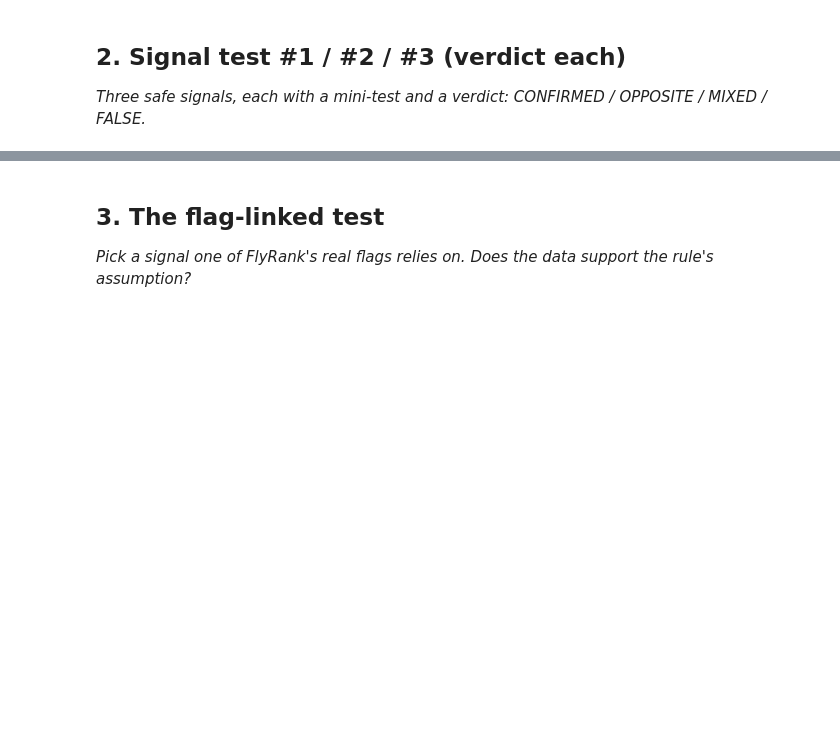
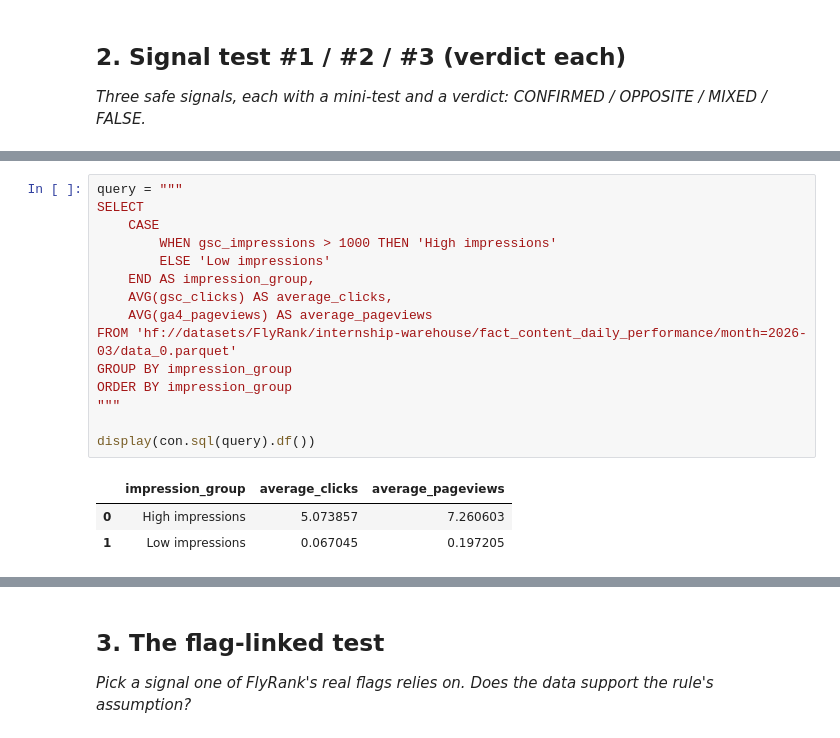
Before and after one commit to MrNICEForBonusWinner/flyrank-ml-internship-starter, a Jupyter notebook: work/notebooks/w04_signal_audit.ipynb, the cells around one changed output, grey strips where cells are left out. Cells and saved outputs as stored; diff of their text form; blank space fills up the shorter version.

```diff
--- a/work/notebooks/w04_signal_audit.ipynb
+++ b/work/notebooks/w04_signal_audit.ipynb
@@ -22,0 +44,19 @@ This skeleton is yours to fill. Work the sections **in order** — each one has
+# %%
+query = """
+SELECT
+    CASE
+        WHEN gsc_impressions > 1000 THEN 'High impressions'
+        ELSE 'Low impressions'
+    END AS impression_group,
+    AVG(gsc_clicks) AS average_clicks,
+    AVG(ga4_pageviews) AS average_pageviews
+FROM 'hf://datasets/FlyRank/internship-warehouse/fact_content_daily_performance/month=2026-03/data_0.parquet'
+GROUP BY impression_group
+ORDER BY impression_group
+"""
+
+display(con.sql(query).df())
+# %% [output]
+|  | impression_group | average_clicks | average_pageviews |
+| 0 | High impressions | 5.073857 | 7.260603 |
+| 1 | Low impressions | 0.067045 | 0.197205 |
```
Also changed, not shown: parts of 13 cells of this notebook.
